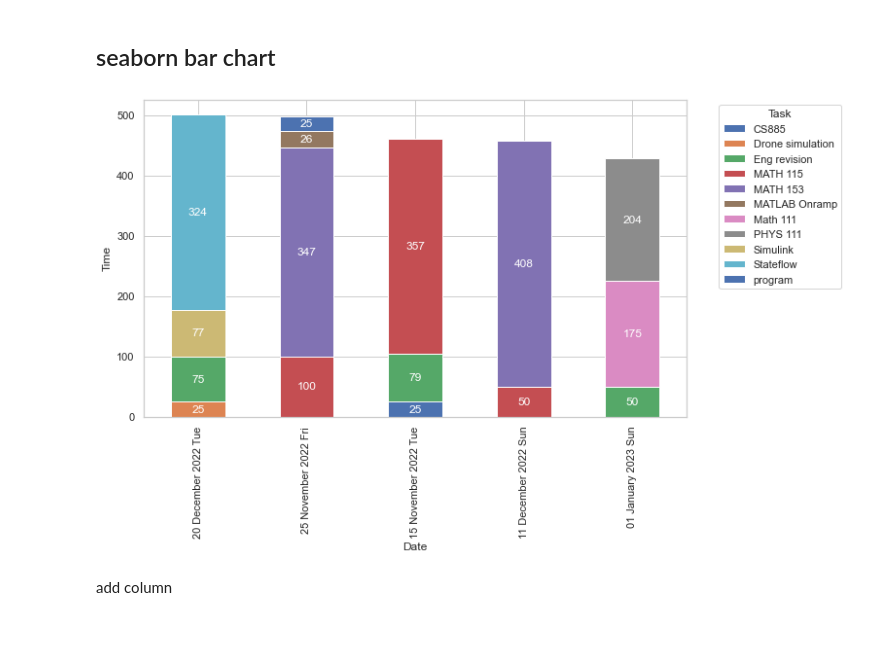
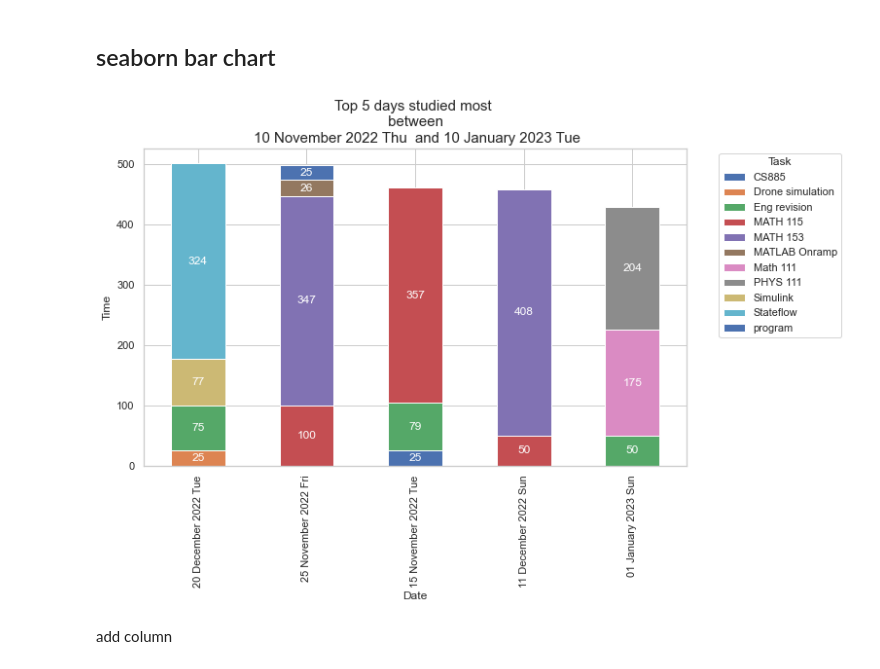
Before and after one commit to itszehrakaya/study-analysis, a Jupyter notebook: data_manipulation.ipynb, the cells around one changed output. Drawn from its saved outputs; the diff is of its cells as text; code cells hidden in the pictures; blank space fills up the shorter version.

```diff
--- a/data_manipulation.ipynb
+++ b/data_manipulation.ipynb
@@ -271,31 +273,33 @@ plt.show()
 # %%
 sns_df = unstacked_df
 
 max_dates = sns_df.sum(axis=1).nlargest().index
 
 get_max = sns_df.loc[max_dates]
 
 # get nonzero columns
 get_max = get_max.loc[:, (get_max != 0).any(axis=0)]
 get_max.index = get_max.index.strftime('%d %B %Y %a')
 sns.set(style='whitegrid')
 
 ax = get_max.plot(kind='bar', stacked=True, figsize=(10, 6))
 ax.set_xlabel('Date')
 ax.set_ylabel('Time')
 ax.legend(title='Task', bbox_to_anchor=(1.05, 1), loc='upper left')
 
 # Add values on each bar
 for patch in ax.patches:
     x = patch.get_x() + patch.get_width() / 2
     y = patch.get_y() + patch.get_height() / 2
     value = f"{patch.get_height():.0f}"
     if patch.get_height() != 0:
         ax.text(x, y, value, ha='center', va='center', color='white')
+ax.set_title(f"Top 5 days studied most \n between \n {strf_start_date}  and {strf_end_date}",
+             fontsize=15)
 
 plt.show()
 # %% [output]
-[figure, old version]
+[figure, new version]
 # %% [markdown]
 add column
 # %%
```
Also changed, not shown: parts of 5 cells of this notebook.
